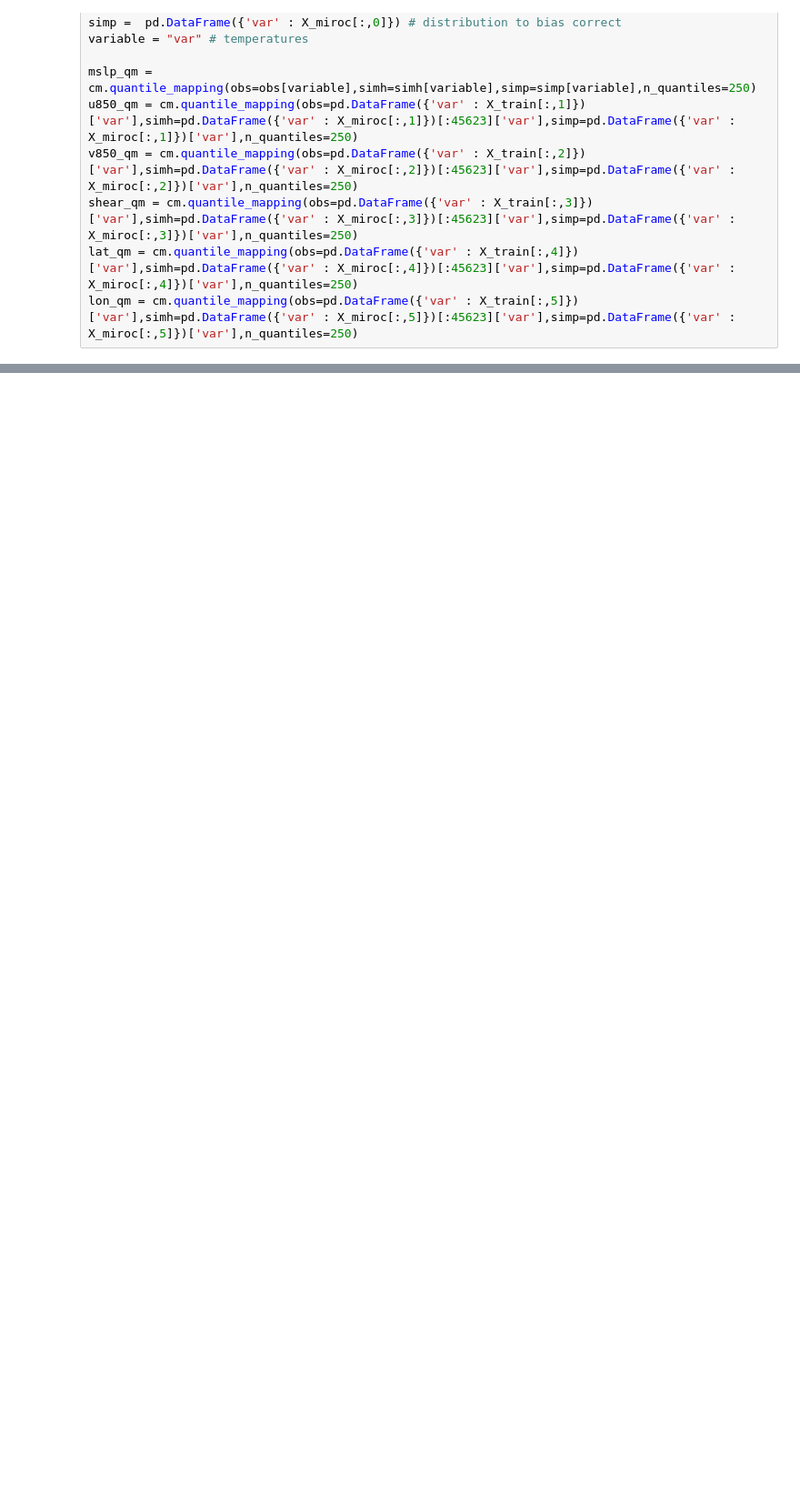
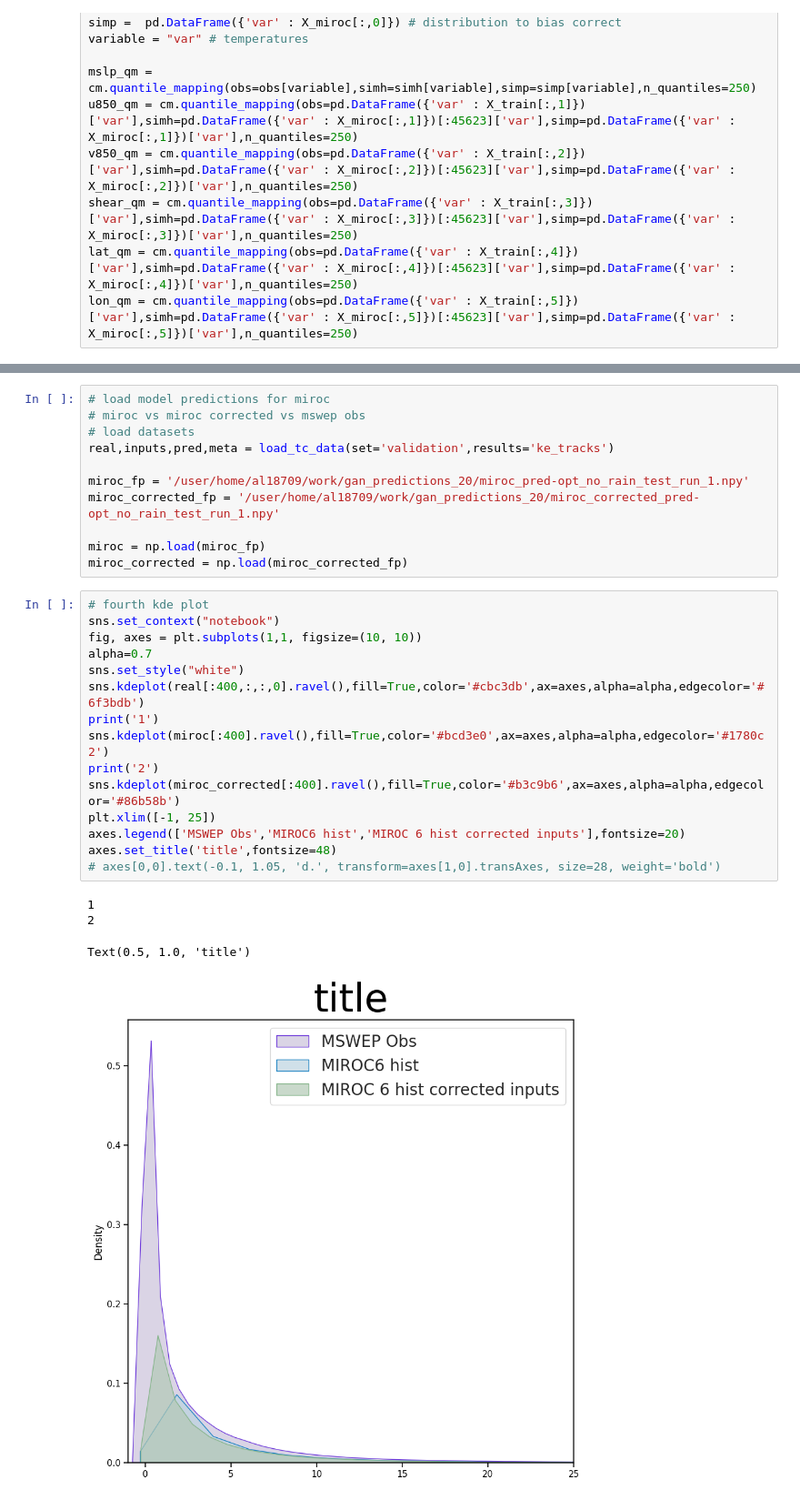
Before and after one commit to vosps/tropical_cyclone, a Jupyter notebook: tracking/variable_comparison.ipynb, the cells around one changed output, grey strips where cells are left out. Shown at 91% size. Saved outputs shown, nothing was run; the diff lists cells and outputs as text; blank space fills up the shorter version.

```diff
--- a/tracking/variable_comparison.ipynb
+++ b/tracking/variable_comparison.ipynb
@@ -436,0 +342,31 @@ plt.plot(A_mapped,evaluated_A_mapped)
+# %%
+# load model predictions for miroc
+# miroc vs miroc corrected vs mswep obs
+# load datasets
+real,inputs,pred,meta = load_tc_data(set='validation',results='ke_tracks')
+
+miroc_fp = '/user/home/al18709/work/gan_predictions_20/miroc_pred-opt_no_rain_test_run_1.npy'
+miroc_corrected_fp = '/user/home/al18709/work/gan_predictions_20/miroc_corrected_pred-opt_no_rain_test_run_1.npy'
+
+miroc = np.load(miroc_fp)
+miroc_corrected = np.load(miroc_corrected_fp)
+# %%
+# fourth kde plot
+sns.set_context("notebook")
+fig, axes = plt.subplots(1,1, figsize=(10, 10))
+alpha=0.7
+sns.set_style("white")
+sns.kdeplot(real[:400,:,:,0].ravel(),fill=True,color='#cbc3db',ax=axes,alpha=alpha,edgecolor='#6f3bdb')
+print('1')
+sns.kdeplot(miroc[:400].ravel(),fill=True,color='#bcd3e0',ax=axes,alpha=alpha,edgecolor='#1780c2')
+print('2')
+sns.kdeplot(miroc_corrected[:400].ravel(),fill=True,color='#b3c9b6',ax=axes,alpha=alpha,edgecolor='#86b58b')
+plt.xlim([-1, 25])
+axes.legend(['MSWEP Obs','MIROC6 hist','MIROC 6 hist corrected inputs'],fontsize=20)
+axes.set_title('title',fontsize=48)
+# axes[0,0].text(-0.1, 1.05, 'd.', transform=axes[1,0].transAxes, size=28, weight='bold')
+# %% [output]
+1
+2
+Text(0.5, 1.0, 'title')
+[figure, added]
```
Also changed, not shown: parts of 16 cells of this notebook, 20 other files.
